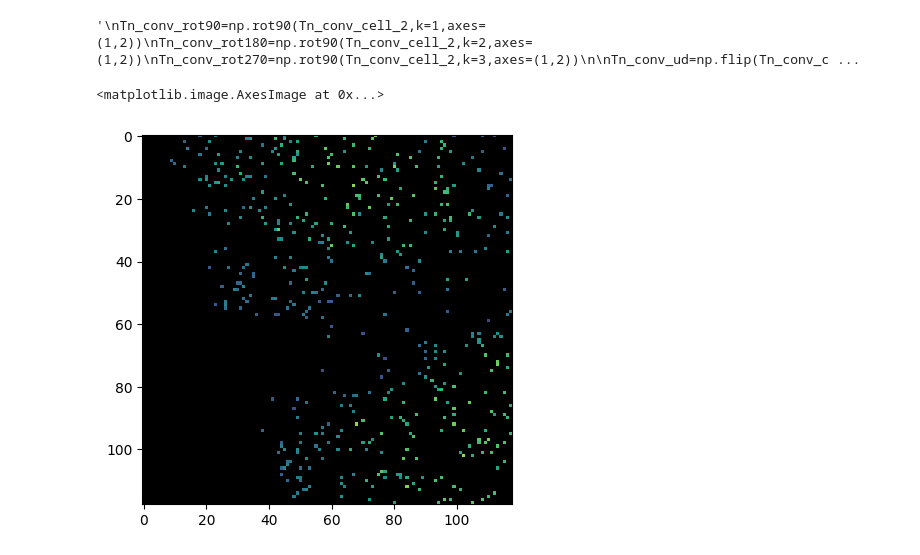
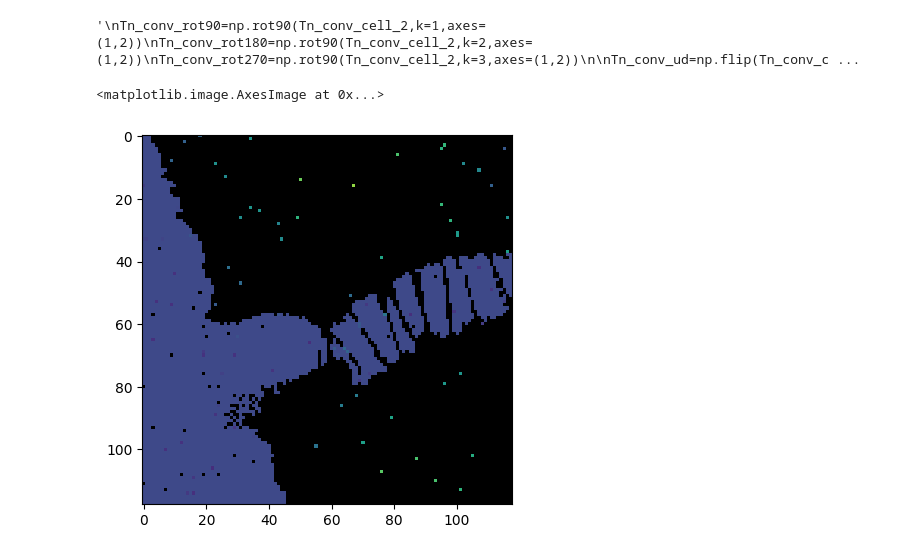
Before and after one commit to mcanoibec/fast_smart_scanning, a Jupyter notebook: work_directory/other_examples/script optimizado de verdad ultimo plssss.ipynb, the cells around one changed output. Saved outputs shown, nothing was run; the diff lists cells and outputs as text; code cells hidden in the pictures.

```diff
--- a/work_directory/other_examples/script optimizado de verdad ultimo plssss.ipynb
+++ b/work_directory/other_examples/script optimizado de verdad ultimo plssss.ipynb
@@ -334,17 +338,6 @@ XNU_mat=XNU_mat[side-dim_2:side+dim_2,side-dim_2:side+dim_2,:]
 XNU=XNU_mat.reshape(nu_dim**2,n_features)
 
 
-XNUn=copy(XNU)
-for i in np.arange(len(X.iloc[0,:])):
-    mean_feat=np.mean(X.iloc[:,i])
-    std_feat=np.std(X.iloc[:,i])
-    XNUn[:,i]=(XNUn[:,i]-mean_feat)/std_feat
-
-XNUn=pd.DataFrame(XNUn)
-
-
-scale=StandardScaler()
-XNUn=pd.DataFrame(scale.fit_transform(XNU))
 
 
 #Cell mask
@@ -352,6 +345,21 @@ cell=mask[side-dim_2:side+dim_2,side-dim_2:side+dim_2]
 cell=cell.reshape(nu_dim**2,1)
 cell_index=pd.DataFrame(copy(cell))
 cell_index=cell_index.index[(cell_index[0])]
+
+X_cell=X.iloc[cell_index,:]
+
+XNUn=copy(XNU)
+for i in np.arange(len(X_cell.iloc[0,:])):
+    mean_feat=np.mean(X_cell.iloc[:,i])
+    std_feat=np.std(X_cell.iloc[:,i])
+    XNUn[:,i]=(XNUn[:,i]-mean_feat)/std_feat
+
+XNUn=pd.DataFrame(XNUn)
+
+
+scale=StandardScaler()
+#XNUn=pd.DataFrame(scale.fit_transform(XNU))
+
 
 XNUn_cell=XNUn.iloc[cell_index,:]
 Tn_conv_cell=Tn_conv[cell_index,:]
@@ -435,7 +443,7 @@ Tn_conv_lr=np.flip(Tn_conv_cell_2,axis=2)'''
 # %% [output]
 '\nTn_conv_rot90=np.rot90(Tn_conv_cell_2,k=1,axes=(1,2))\nTn_conv_rot180=np.rot90(Tn_conv_cell_2,k=2,axes=(1,2))\nTn_conv_rot270=np.rot90(Tn_conv_cell_2,k=3,axes=(1,2))\n\nTn_conv_ud=np.flip(Tn_conv_c ...
 # %%
-pctg_partial=5
+pctg_partial=0.5
 sss_ep = ShuffleSplit(n_splits=1, test_size=1-(pctg_partial/100), random_state=1)
 sss_ep.get_n_splits(XNUn_cell_2, ynu_cell)
 train_index, test_index = next(sss_ep.split(XNUn_cell_2, ynu_cell))
@@ -467,11 +475,18 @@ for i in np.arange(N_aug-1):
     XNU_train_aug=pd.DataFrame(np.concatenate((XNU_train_aug, XNU_train), axis=0))
     ynu_train_aug=pd.DataFrame(np.concatenate((ynu_train_aug, ynu_train), axis=0))
 # %%
-recon_index=XNU_train.index
+recon_nometal_index=(XNU_train.index)
+
+no_cell=np.arange(nu_dim**2)
+substrate=[]
+[substrate.append(x) for x in no_cell if x not in cell_index]
+recon_index=np.append(recon_nometal_index, substrate)
+
+
 train_img=np.zeros(nu_dim**2)
 train_img[recon_index]=small_nu[recon_index]
 train_img=train_img.reshape(nu_dim,nu_dim)
 plt.imshow(train_img, vmin=-1, vmax=8, cmap=newcmp)
 # %% [output]
 <matplotlib.image.AxesImage at 0x...>
-[figure, old version]
+[figure, new version]
```
Also changed, not shown: parts of 13 cells of this notebook, 9 other files.
